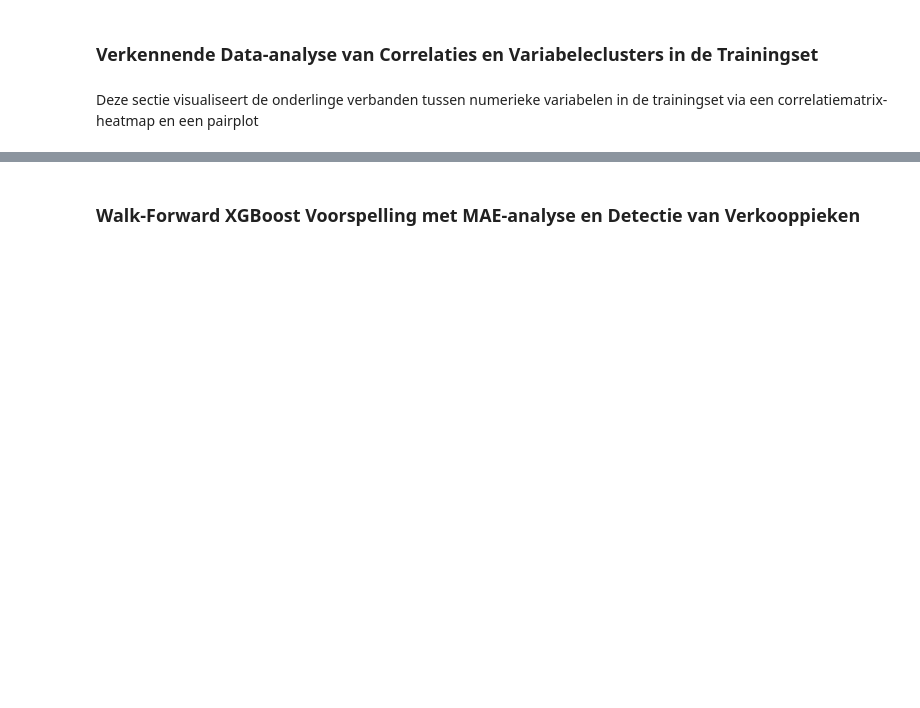
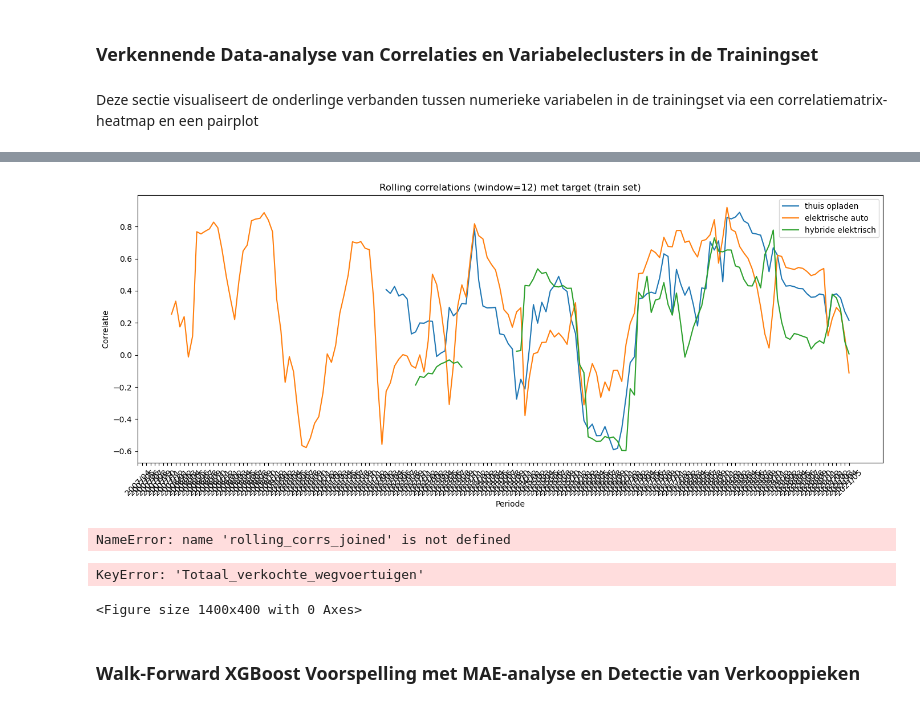
Before and after one commit to DylanHaaz/Tryhard, a Jupyter notebook: v4 _Google_trend/Xgboost _trend.ipynb, the cells around one changed output, grey strips where cells are left out. Drawn from its saved outputs; the diff is of its cells as text; code cells hidden in the pictures; blank space fills up the shorter version.

```diff
--- a/v4 _Google_trend/Xgboost _trend.ipynb
+++ b/v4 _Google_trend/Xgboost _trend.ipynb
@@ -96,3 +116,70 @@ plt.show()
+# %%
+# Rolling correlations (venster = 12 maanden) tussen target en alle features (alleen voor train_df)
+window = 12
+target_col = 'Totaal_verkochte_wegvoertuigen'
+
+def rolling_corrs(df, target_col, window=12, exclude_cols=['Periode', 'Set']):
+    feature_cols = [col for col in df.columns if col not in exclude_cols + [target_col]]
+    rolling_corrs_df = pd.DataFrame(index=df.index, columns=feature_cols)
+    for col in feature_cols:
+        rolling_corrs_df[col] = df[target_col].rolling(window).corr(df[col])
+    rolling_corrs_df['Periode'] = df['Periode']
+    return rolling_corrs_df
+
+# Alleen voor train_df
+rolling_corrs_train = rolling_corrs(train_df, target_col, window)
+
+# Definieer top_features als de 3 features met hoogste absolute correlatie met target in train_df
+corr_matrix = train_df.drop(columns=['Periode', 'Set']).corr()
+top_features = corr_matrix[target_col].abs().sort_values(ascending=False).index[1:4].tolist()
+
+# Plotvoorbeeld: rolling correlatie van target met top_features
+plt.figure(figsize=(14, 6))
+for feature in top_features:
+    plt.plot(rolling_corrs_train['Periode'], rolling_corrs_train[feature], label=f"{feature}")
+plt.title(f'Rolling correlations (window={window}) met target (train set)')
+plt.xlabel('Periode')
+plt.ylabel('Correlatie')
+plt.xticks(rotation=45)
+plt.legend()
+plt.tight_layout()
+plt.show()
+# %% [output]
+[figure, added]
+# %%
+print(rolling_corrs_joined[rolling_corrs_joined.isna().any(axis=1)])
+# %% [output]
+NameError: name 'rolling_corrs_joined' is not defined
+# %%
+import matplotlib.pyplot as plt
+
+# Parameters
+window = 12
+target_col = 'Totaal_verkochte_wegvoertuigen'
+ev_col = 'EV: (Nederland)'
+exclude_cols = ['Periode', 'Set']
+
+# Genereer rolling correlations
+rolling_corrs_train = rolling_corrs(train_df, target_col, window, exclude_cols)
+
+# Verwijder EV zelf uit de lijst om mee te vergelijken
+feature_cols = [col for col in rolling_corrs_train.columns if col not in ['Periode', ev_col]]
+
+# Plot voor elke feature samen met EV
+for feature in feature_cols:
+    plt.figure(figsize=(14, 4))
+    plt.plot(rolling_corrs_train['Periode'], rolling_corrs_train[ev_col], label='EV: (Nederland)', linewidth=3, color='black')
+    plt.plot(rolling_corrs_train['Periode'], rolling_corrs_train[feature], label=feature, linewidth=1.5)
+    plt.title(f'Rolling correlation met target: EV vs {feature}')
+    plt.xlabel('Periode')
+    plt.ylabel('Correlatie')
+    plt.xticks(rotation=45)
+    plt.legend()
+    plt.tight_layout()
+    plt.show()
+# %% [output]
+KeyError: 'Totaal_verkochte_wegvoertuigen'
+<Figure size 1400x400 with 0 Axes>
 # %% [markdown]
 ### Walk-Forward XGBoost Voorspelling met MAE-analyse en Detectie van Verkooppieken
 # %% [markdown]
```
Also changed, not shown: parts of 16 cells of this notebook, 5 other files.
